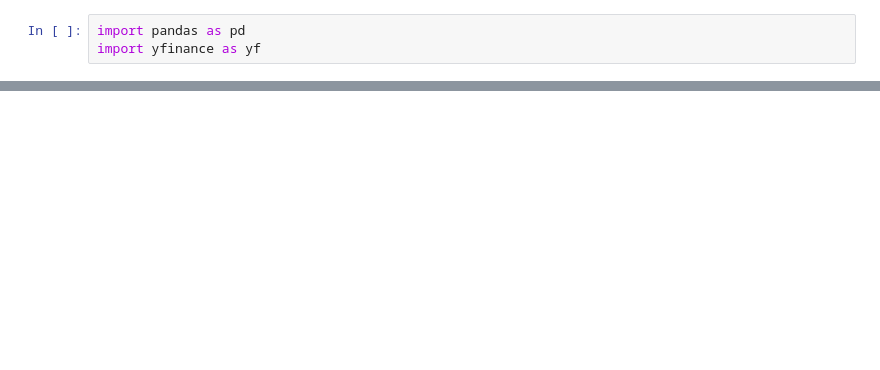
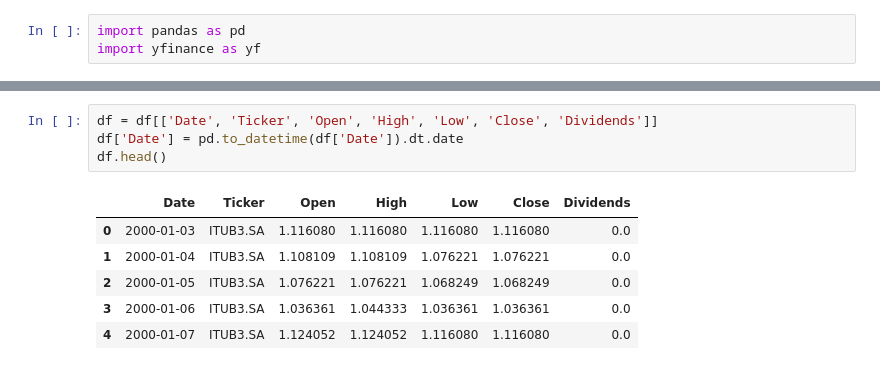
Before and after one commit to FabricioCruzDev/DashTickers, a Jupyter notebook: DashTikers.ipynb, the cells around one changed output, grey strips where cells are left out. Saved outputs shown, nothing was run; the diff lists cells and outputs as text; blank space fills up the shorter version.

```diff
--- a/DashTikers.ipynb
+++ b/DashTikers.ipynb
@@ -76,0 +85,11 @@ df.to_csv('df_tickers.csv')
+# %%
+df = df[['Date', 'Ticker', 'Open', 'High', 'Low', 'Close', 'Dividends']]
+df['Date'] = pd.to_datetime(df['Date']).dt.date
+df.head()
+# %% [output]
+|  | Date | Ticker | Open | High | Low | Close | Dividends |
+| 0 | 2000-01-03 | ITUB3.SA | 1.116080 | 1.116080 | 1.116080 | 1.116080 | 0.0 |
+| 1 | 2000-01-04 | ITUB3.SA | 1.108109 | 1.108109 | 1.076221 | 1.076221 | 0.0 |
+| 2 | 2000-01-05 | ITUB3.SA | 1.076221 | 1.076221 | 1.068249 | 1.068249 | 0.0 |
+| 3 | 2000-01-06 | ITUB3.SA | 1.036361 | 1.044333 | 1.036361 | 1.036361 | 0.0 |
+| 4 | 2000-01-07 | ITUB3.SA | 1.124052 | 1.124052 | 1.116080 | 1.116080 | 0.0 |
```
Also changed, not shown: parts of 19 cells of this notebook.
